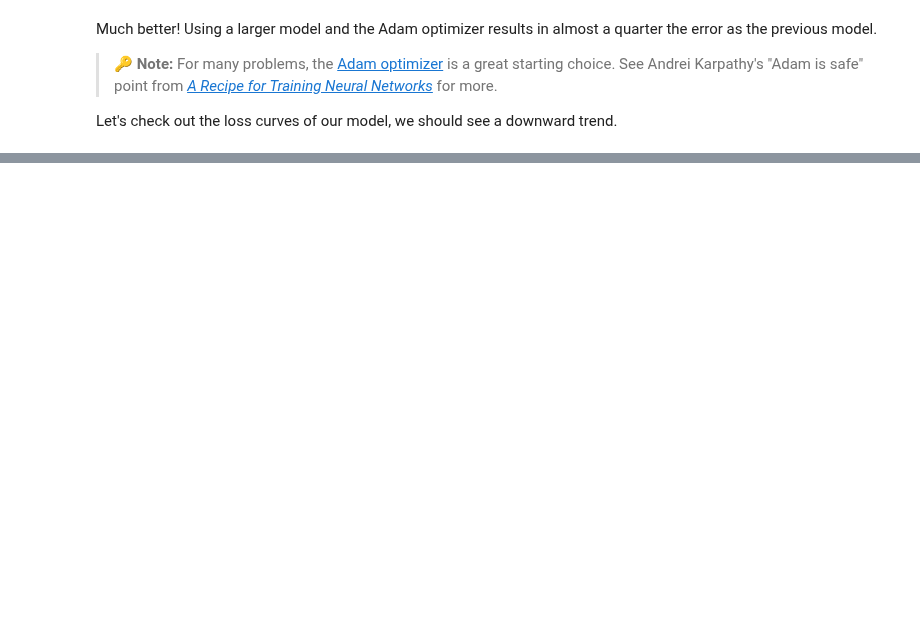
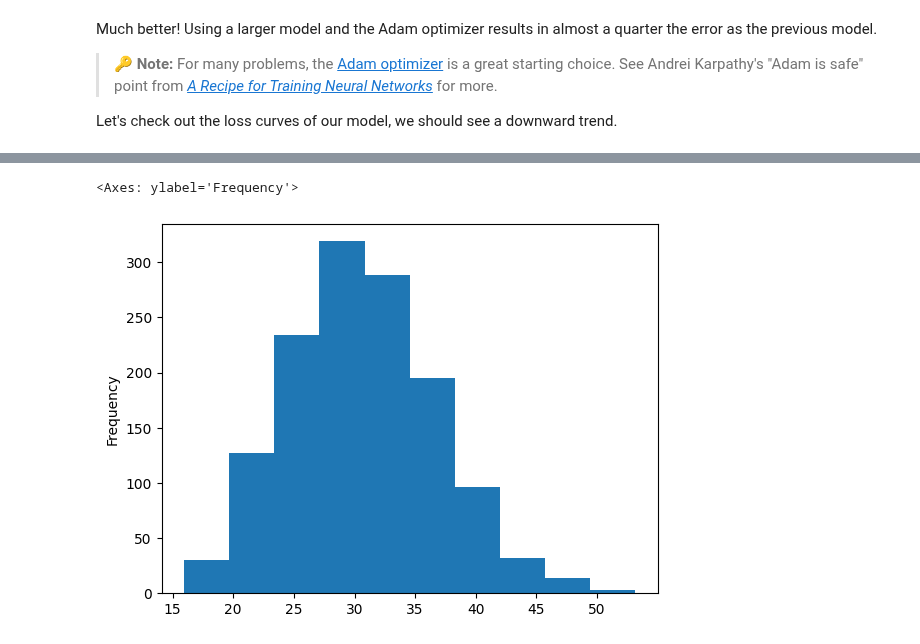
Before and after one commit to seanjiangsh/ztm-tensorflow, a Jupyter notebook: 01_neural_network_regression_in_tensorflow.ipynb, the cells around one changed output, grey strips where cells are left out. Saved outputs shown, nothing was run; the diff lists cells and outputs as text; code cells hidden in the pictures; blank space fills up the shorter version.

```diff
--- a/01_neural_network_regression_in_tensorflow.ipynb
+++ b/01_neural_network_regression_in_tensorflow.ipynb
@@ -1276,0 +1316,6 @@ plt.show()
+# %%
+# Same as BMI column
+X['bmi'].plot(kind='hist')
+# %% [output]
+<Axes: ylabel='Frequency'>
+[figure, added]
```
Also changed, not shown: parts of 41 cells of this notebook.
